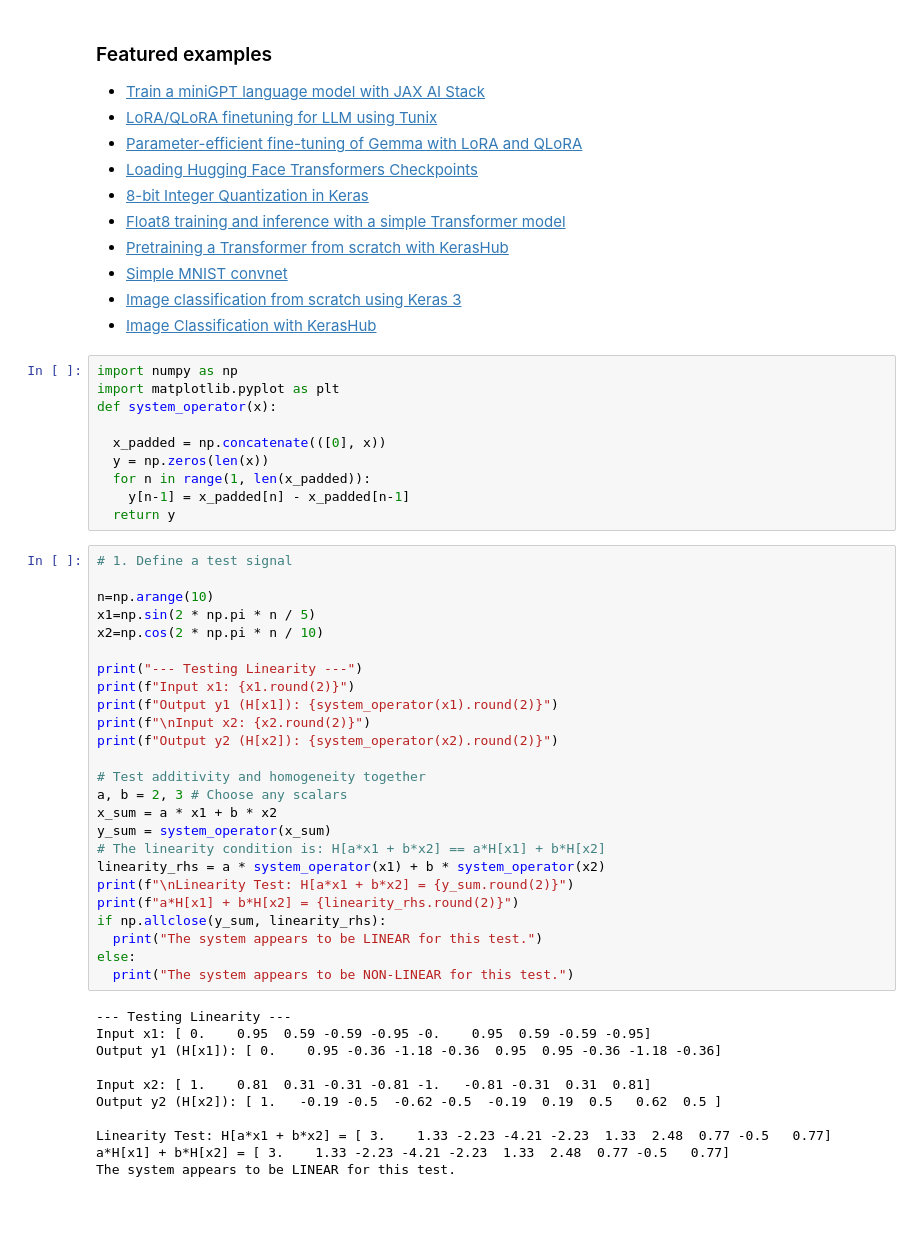
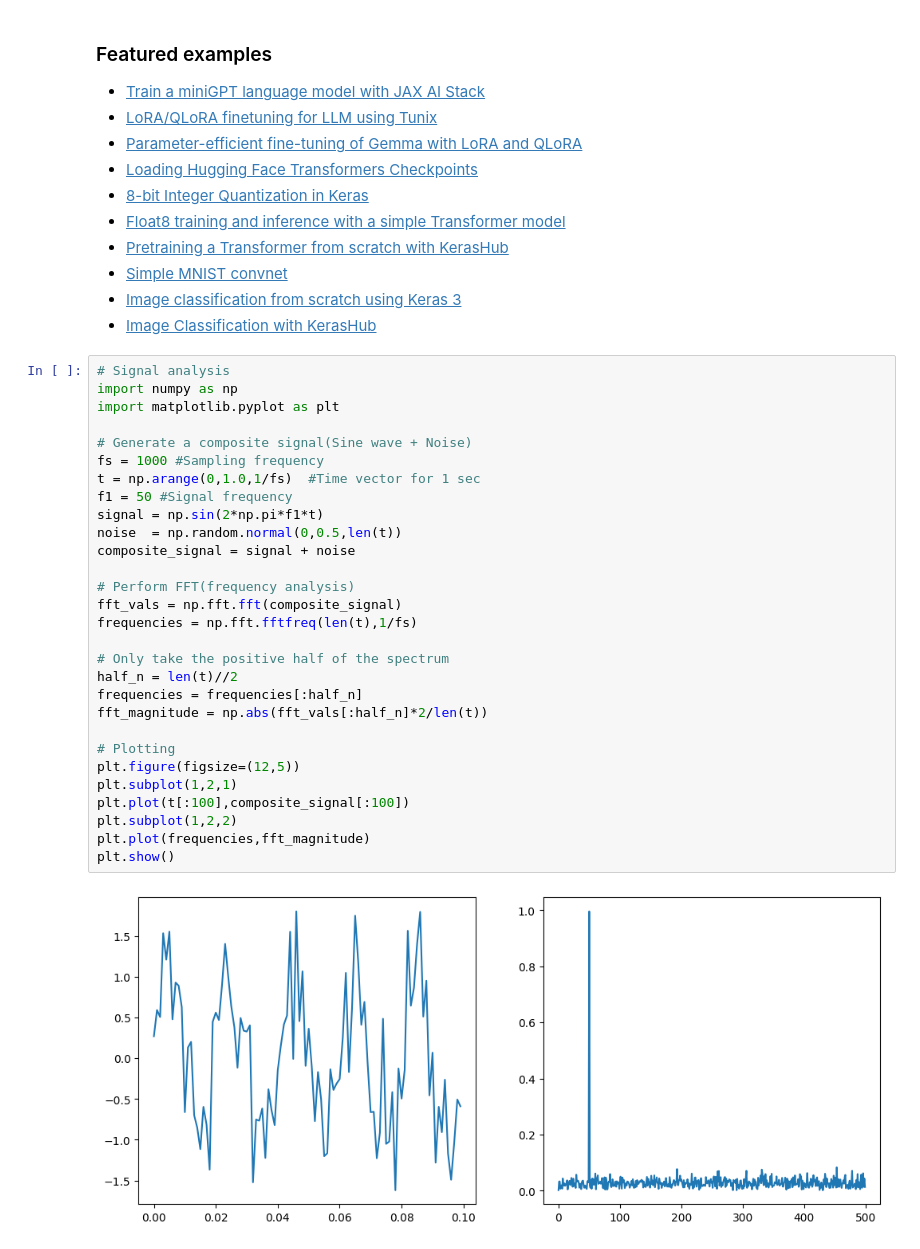
Before and after one commit to manavpiya19/Python-Google-Colab, a Jupyter notebook: Copy_of_Welcome_To_Colab.ipynb, the cells around one changed output. Cells and saved outputs as stored; diff of their text form; blank space fills up the shorter version.

```diff
--- a/Copy_of_Welcome_To_Colab.ipynb
+++ b/Copy_of_Welcome_To_Colab.ipynb
@@ -206,49 +237,34 @@ These are a few of the notebooks related to Machine Learning, including Google's
 - [Simple MNIST convnet](https://keras.io/examples/vision/mnist_convnet/)
 - [Image classification from scratch using Keras 3](https://keras.io/examples/vision/image_classification_from_scratch/)
 - [Image Classification with KerasHub](https://keras.io/keras_hub/guides/classification_with_keras_hub/)
-# %%
-import numpy as np
-import matplotlib.pyplot as plt
-def system_operator(x):
-
-  x_padded = np.concatenate(([0], x))
-  y = np.zeros(len(x))
-  for n in range(1, len(x_padded)):
-    y[n-1] = x_padded[n] - x_padded[n-1]
-  return y
-# %%
-# 1. Define a test signal
-
-n=np.arange(10)
-x1=np.sin(2 * np.pi * n / 5)
-x2=np.cos(2 * np.pi * n / 10)
-
-print("--- Testing Linearity ---")
-print(f"Input x1: {x1.round(2)}")
-print(f"Output y1 (H[x1]): {system_operator(x1).round(2)}")
-print(f"\nInput x2: {x2.round(2)}")
-print(f"Output y2 (H[x2]): {system_operator(x2).round(2)}")
-
-# Test additivity and homogeneity together
-a, b = 2, 3 # Choose any scalars
-x_sum = a * x1 + b * x2
-y_sum = system_operator(x_sum)
-# The linearity condition is: H[a*x1 + b*x2] == a*H[x1] + b*H[x2]
-linearity_rhs = a * system_operator(x1) + b * system_operator(x2)
-print(f"\nLinearity Test: H[a*x1 + b*x2] = {y_sum.round(2)}")
-print(f"a*H[x1] + b*H[x2] = {linearity_rhs.round(2)}")
-if np.allclose(y_sum, linearity_rhs):
-  print("The system appears to be LINEAR for this test.")
-else:
-  print("The system appears to be NON-LINEAR for this test.")
-# %% [output]
---- Testing Linearity ---
-Input x1: [ 0.    0.95  0.59 -0.59 -0.95 -0.    0.95  0.59 -0.59 -0.95]
-Output y1 (H[x1]): [ 0.    0.95 -0.36 -1.18 -0.36  0.95  0.95 -0.36 -1.18 -0.36]
-
-Input x2: [ 1.    0.81  0.31 -0.31 -0.81 -1.   -0.81 -0.31  0.31  0.81]
-Output y2 (H[x2]): [ 1.   -0.19 -0.5  -0.62 -0.5  -0.19  0.19  0.5   0.62  0.5 ]
-
-Linearity Test: H[a*x1 + b*x2] = [ 3.    1.33 -2.23 -4.21 -2.23  1.33  2.48  0.77 -0.5   0.77]
-a*H[x1] + b*H[x2] = [ 3.    1.33 -2.23 -4.21 -2.23  1.33  2.48  0.77 -0.5   0.77]
-The system appears to be LINEAR for this test.
+# %%
+# Signal analysis
+import numpy as np
+import matplotlib.pyplot as plt
+
+# Generate a composite signal(Sine wave + Noise)
+fs = 1000 #Sampling frequency
+t = np.arange(0,1.0,1/fs)  #Time vector for 1 sec
+f1 = 50 #Signal frequency
+signal = np.sin(2*np.pi*f1*t)
+noise  = np.random.normal(0,0.5,len(t))
+composite_signal = signal + noise
+
+# Perform FFT(frequency analysis)
+fft_vals = np.fft.fft(composite_signal)
+frequencies = np.fft.fftfreq(len(t),1/fs)
+
+# Only take the positive half of the spectrum
+half_n = len(t)//2
+frequencies = frequencies[:half_n]
+fft_magnitude = np.abs(fft_vals[:half_n]*2/len(t))
+
+# Plotting
+plt.figure(figsize=(12,5))
+plt.subplot(1,2,1)
+plt.plot(t[:100],composite_signal[:100])
+plt.subplot(1,2,2)
+plt.plot(frequencies,fft_magnitude)
+plt.show()
+# %% [output]
+[figure, added]
```
Also changed, not shown: parts of 1 cell of this notebook.
